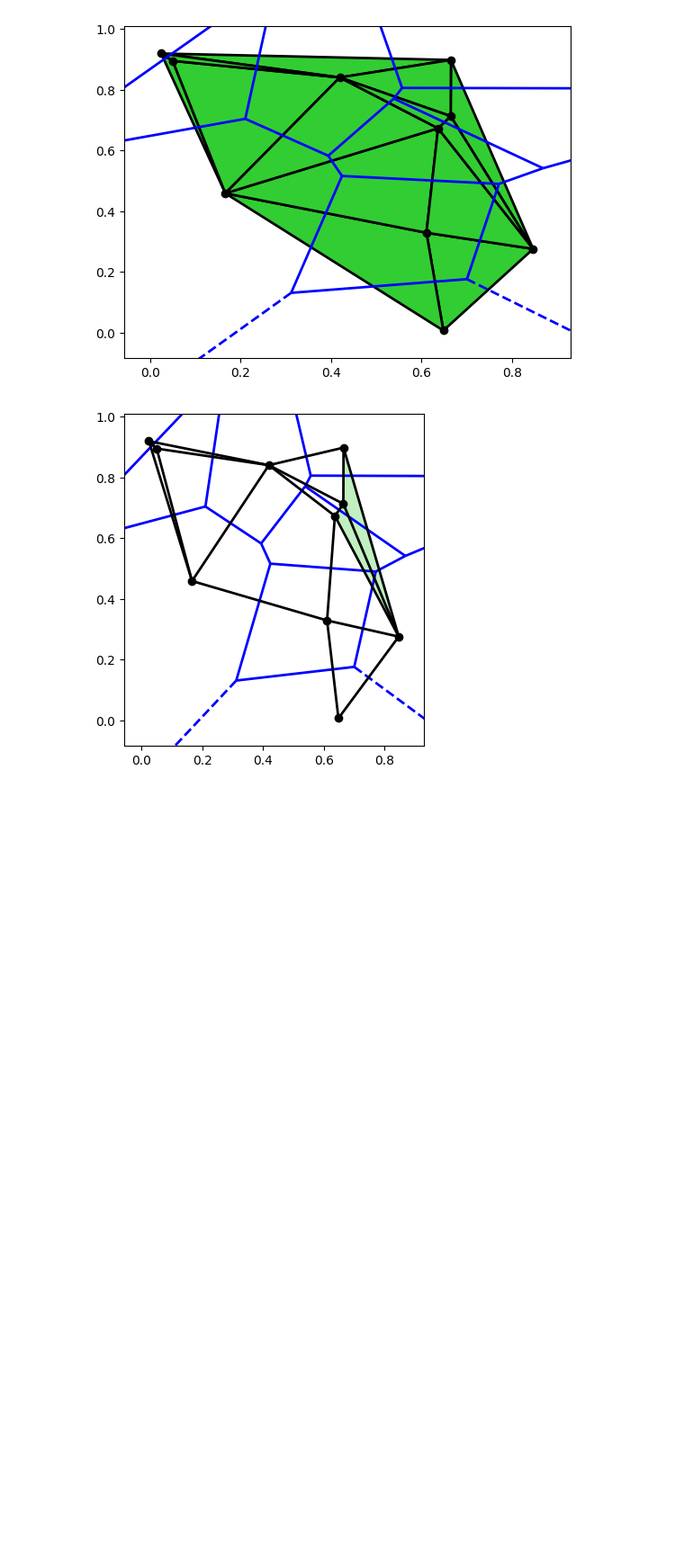
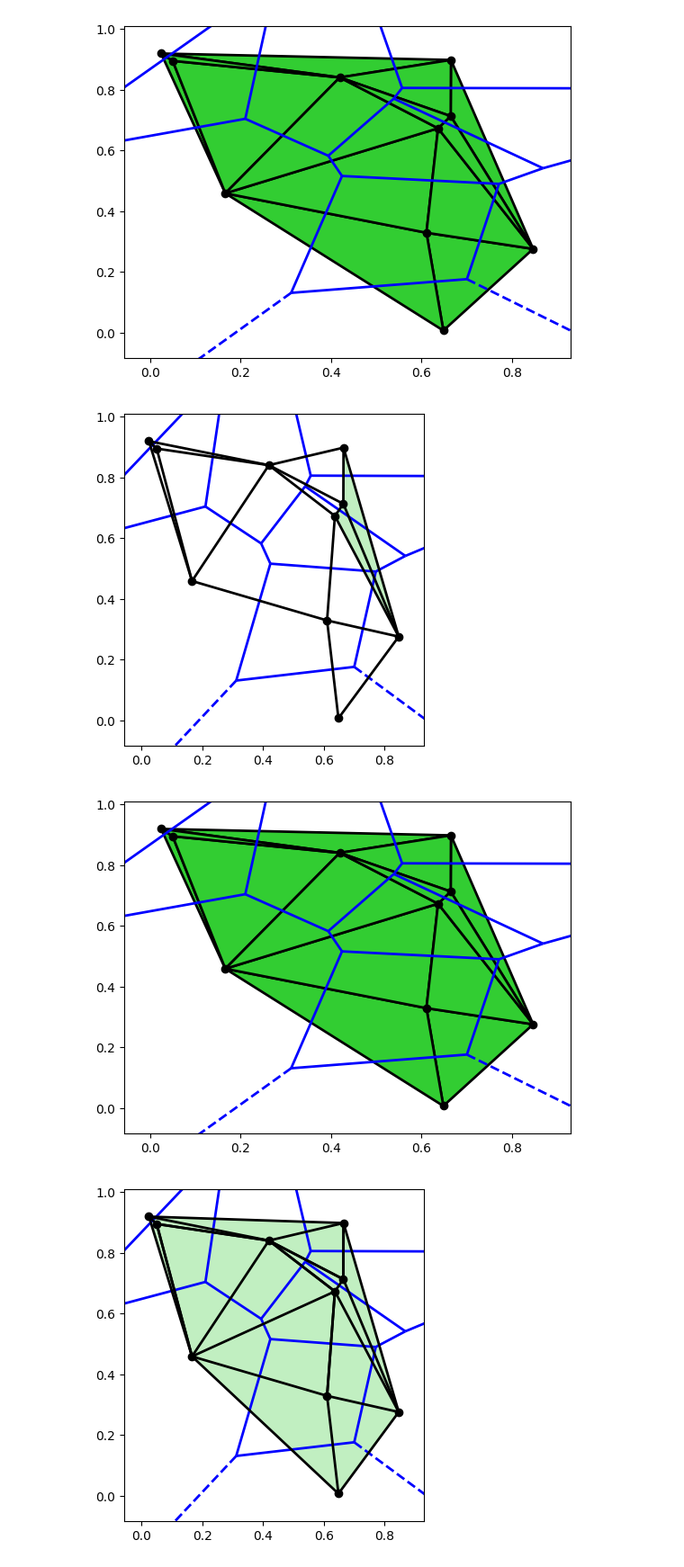
Before and after one commit to Sanguis99/PracticaTopologiaAplicada, a Jupyter notebook: Notebook_Simplices.ipynb, the cells around one changed output. Shown at 90% size. Cells and saved outputs as stored; diff of their text form; code cells hidden in the pictures; blank space fills up the shorter version.

```diff
--- a/Notebook_Simplices.ipynb
+++ b/Notebook_Simplices.ipynb
@@ -700,3 +700,10 @@ ac.show_voronoi_alfa()
 Alfa-complejo con radio 0.25: [([0, 3], 0.25), ([0, 9], 0.25), ([1, 2], 0.25), ([2, 4], 0.25), ([2, 5], 0.25), ([2, 6], 0.25), ([2, 7], 0.25), ([2, 8], 0.25), ([3, 4], 0.25), ([3, 6], 0.25), ([3, 9],  ...
 [figure]
 [figure]
+# %%
+ac = AlfaComplejo(puntos, 0.5)
+ac.show_voronoi_delaunay()
+ac.show_voronoi_alfa()
+# %% [output]
+[figure, added]
+[figure, added]
```
Also changed, not shown: parts of 68 cells of this notebook.
